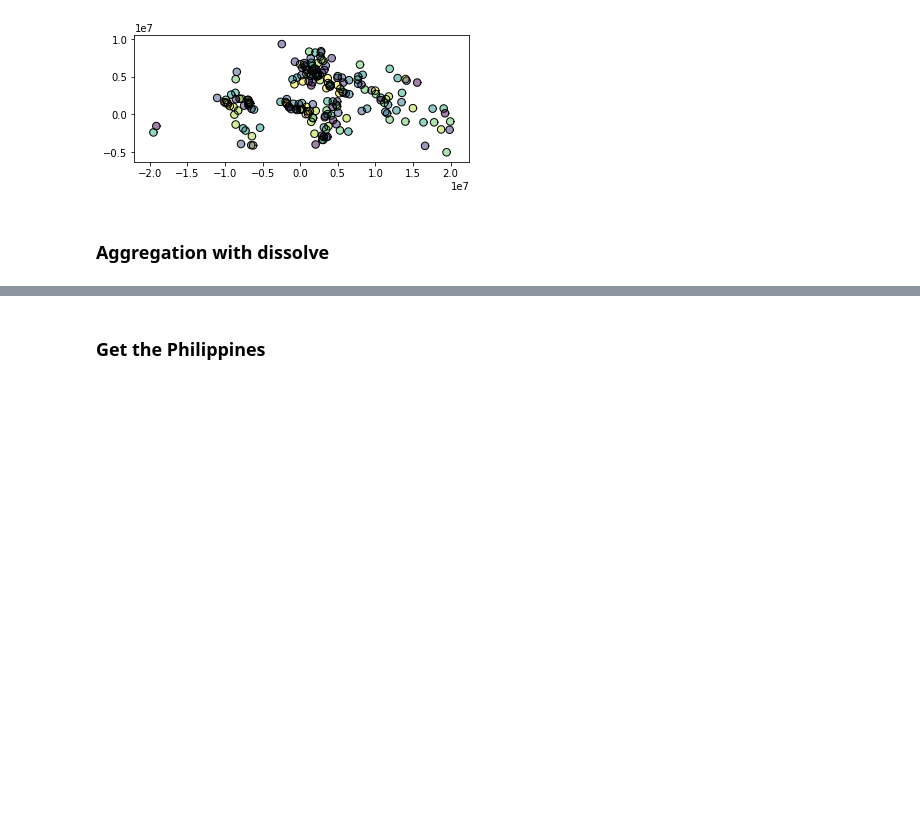
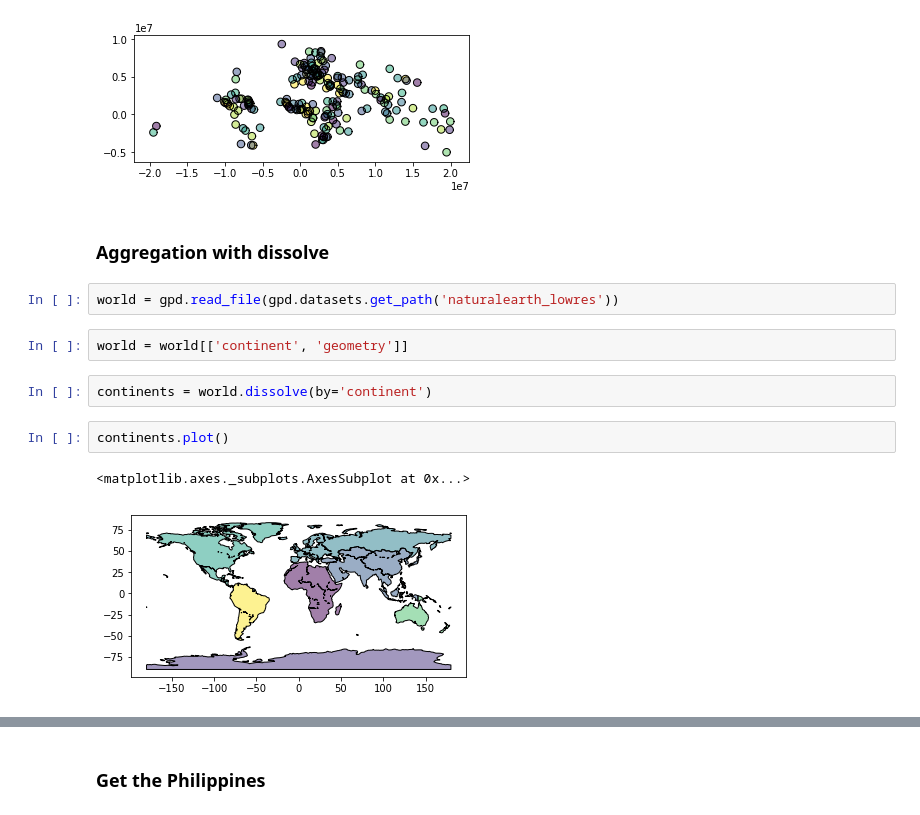
Before and after one commit to fjcamillo/Learn-GeoPandas, a Jupyter notebook: project_files/GeoPandas.ipynb, the cells around one changed output, grey strips where cells are left out. Drawn from its saved outputs; the diff is of its cells as text; blank space fills up the shorter version.

Commit message:
added gitignore and finished dissolve

```diff
--- a/project_files/GeoPandas.ipynb
+++ b/project_files/GeoPandas.ipynb
@@ -295,3 +295,14 @@ capitals.plot()
 [figure]
 # %% [markdown]
 ### Aggregation with dissolve
+# %%
+world = gpd.read_file(gpd.datasets.get_path('naturalearth_lowres'))
+# %%
+world = world[['continent', 'geometry']]
+# %%
+continents = world.dissolve(by='continent')
+# %%
+continents.plot()
+# %% [output]
+<matplotlib.axes._subplots.AxesSubplot at 0x...>
+[figure, added]
```
Also changed, not shown: parts of 11 cells of this notebook, 1 other file.
